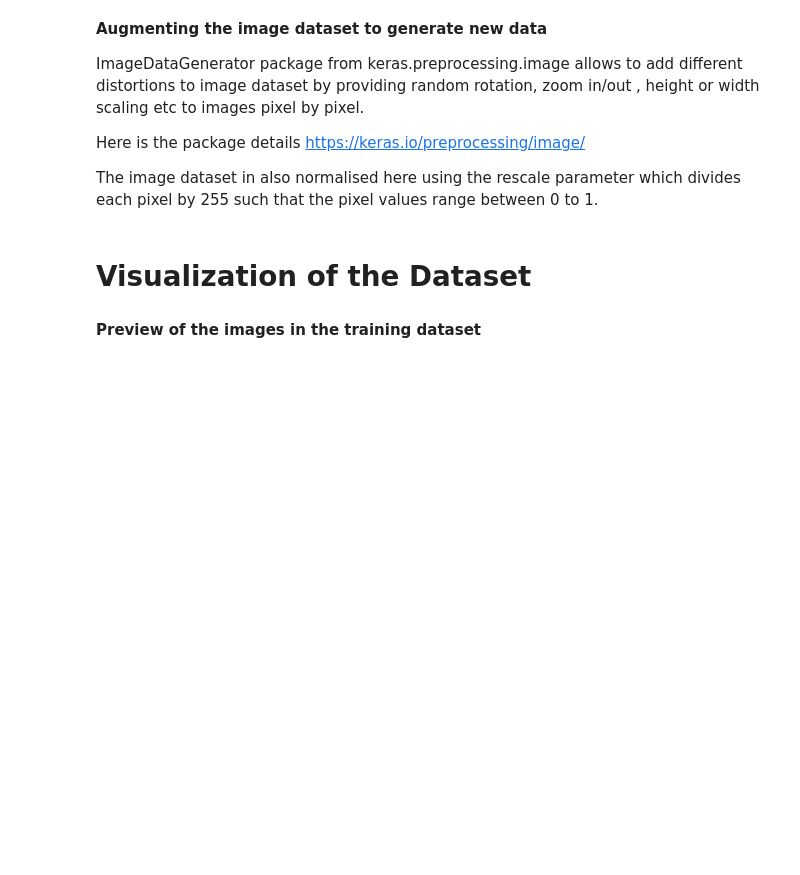
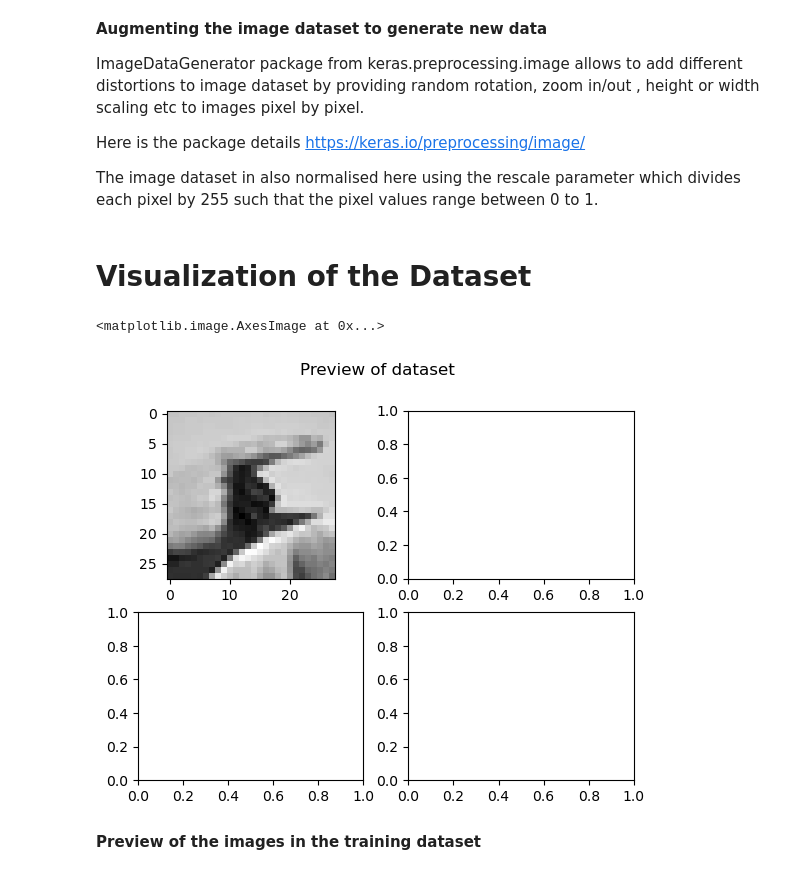
Before and after one commit to highintoxic/ai-accessibility, a Jupyter notebook: mnist-sign-language-cnn.ipynb, the cells around one changed output. Cells and saved outputs as stored; diff of their text form; code cells hidden in the pictures; blank space fills up the shorter version.

```diff
--- a/mnist-sign-language-cnn.ipynb
+++ b/mnist-sign-language-cnn.ipynb
@@ -154,6 +154,13 @@ train_datagen = ImageDataGenerator(rescale = 1./255,
 X_test=X_test/255
 # %% [markdown]
 # **Visualization of the Dataset**
+# %%
+fig,axe=plt.subplots(2,2)
+fig.suptitle('Preview of dataset')
+axe[0,0].imshow(X_test[0].reshape(28,28),cmap='gray')
+# %% [output]
+<matplotlib.image.AxesImage at 0x...>
+[figure, added]
 # %% [markdown]
 **Preview of the images in the training dataset**
 # %%
```
Also changed, not shown: parts of 9 cells of this notebook, 1 other file.
